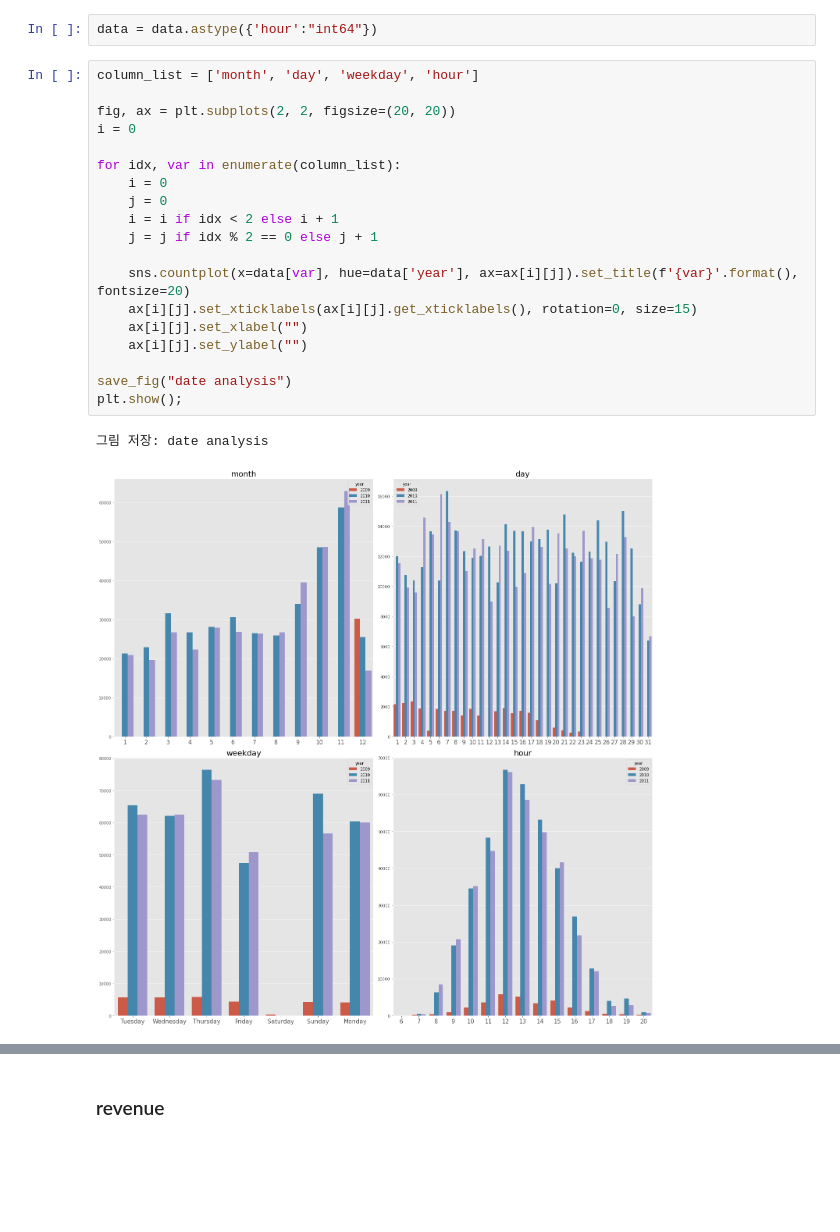
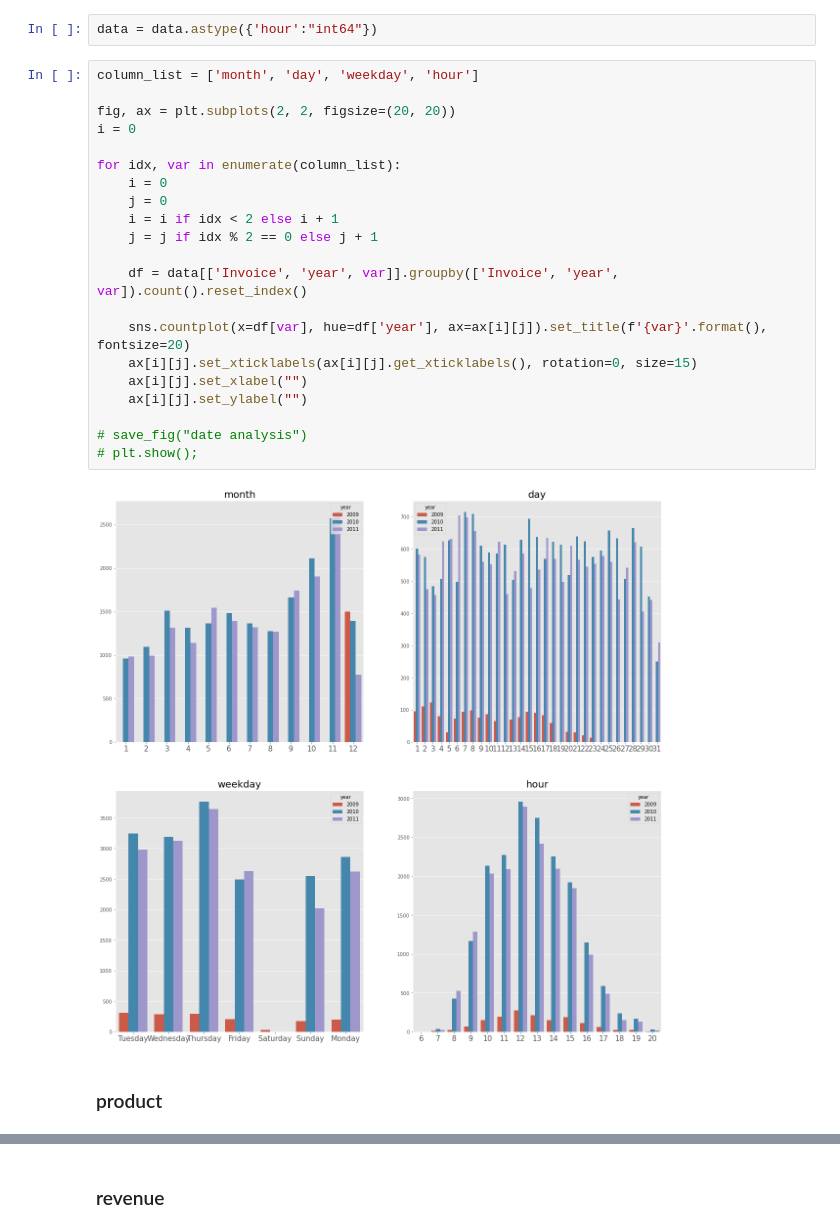
Before and after one commit to solyourock/growth, a Jupyter notebook: revise.ipynb, the cells around one changed output, grey strips where cells are left out. Cells and saved outputs as stored; diff of their text form; blank space fills up the shorter version.

Commit message:
add new analysis

```diff
--- a/revise.ipynb
+++ b/revise.ipynb
@@ -282,22 +420,25 @@ data = data.astype({'hour':"int64"})
 # %%
 column_list = ['month', 'day', 'weekday', 'hour']
 
 fig, ax = plt.subplots(2, 2, figsize=(20, 20))
 i = 0
 
 for idx, var in enumerate(column_list):
     i = 0
     j = 0
     i = i if idx < 2 else i + 1
     j = j if idx % 2 == 0 else j + 1
 
-    sns.countplot(x=data[var], hue=data['year'], ax=ax[i][j]).set_title(f'{var}'.format(), fontsize=20)
+    df = data[['Invoice', 'year', var]].groupby(['Invoice', 'year', var]).count().reset_index()
+
+    sns.countplot(x=df[var], hue=df['year'], ax=ax[i][j]).set_title(f'{var}'.format(), fontsize=20)
     ax[i][j].set_xticklabels(ax[i][j].get_xticklabels(), rotation=0, size=15)
     ax[i][j].set_xlabel("")
     ax[i][j].set_ylabel("")
 
-save_fig("date analysis")
-plt.show();
+# save_fig("date analysis")
+# plt.show();
 # %% [output]
-그림 저장: date analysis
-[figure, old version]
+[figure, new version]
+# %% [markdown]
+### product
```
Also changed, not shown: parts of 36 cells of this notebook.
